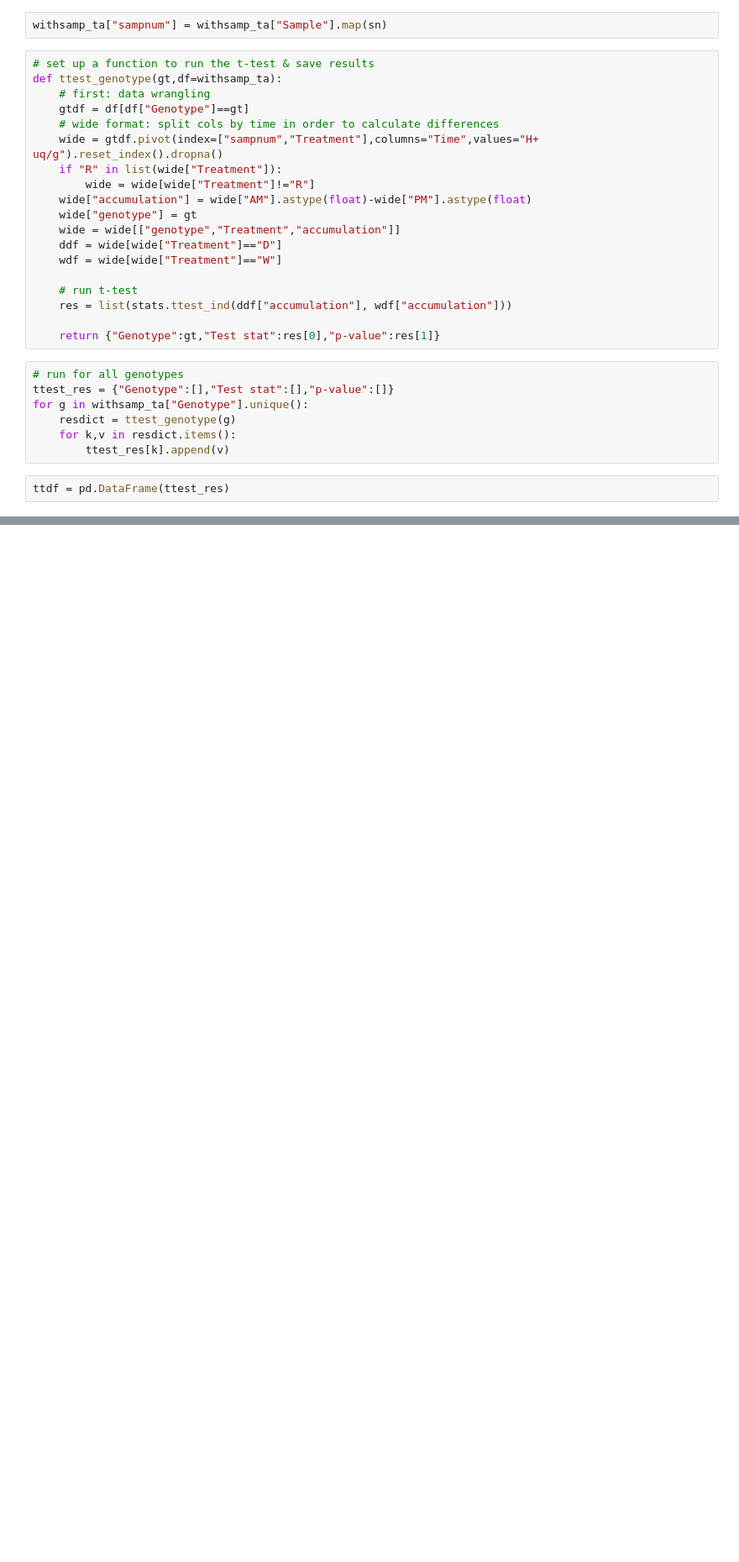
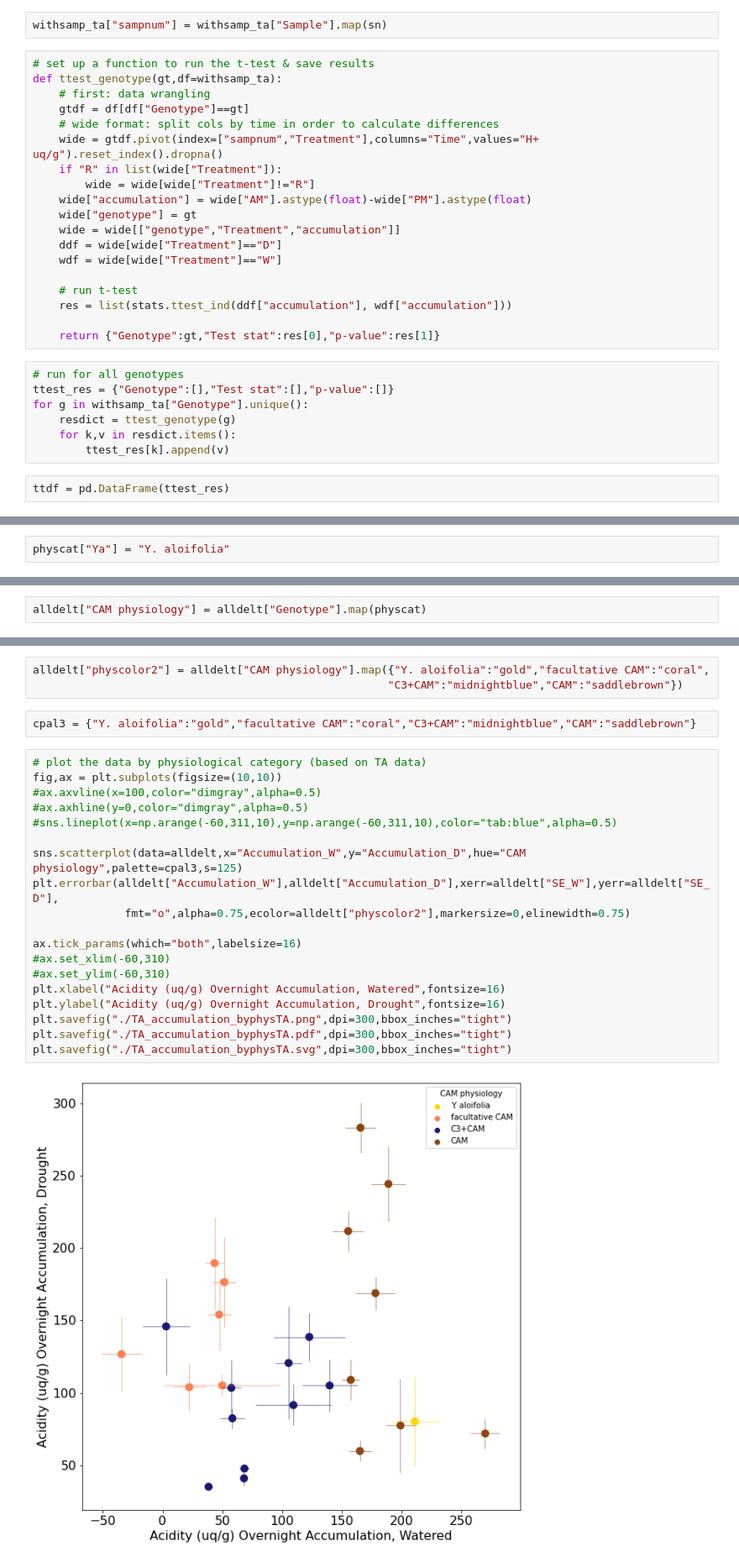
Before and after one commit to achpardo/yucca-genomics, a Jupyter notebook: physiology/titratable_acidity.ipynb, the cells around one changed output, grey strips where cells are left out. Shown at 84% size. Drawn from its saved outputs; the diff is of its cells as text; blank space fills up the shorter version.

```diff
--- a/physiology/titratable_acidity.ipynb
+++ b/physiology/titratable_acidity.ipynb
@@ -603,0 +515,2 @@ ttdf.sort_values(by="Genotype")
+# %%
+physcat["Ya"] = "Y. aloifolia"
@@ -603,0 +526,2 @@ ttdf.sort_values(by="Genotype")
+# %%
+alldelt["CAM physiology"] = alldelt["Genotype"].map(physcat)
@@ -603,0 +546,26 @@ ttdf.sort_values(by="Genotype")
+# %%
+alldelt["physcolor2"] = alldelt["CAM physiology"].map({"Y. aloifolia":"gold","facultative CAM":"coral",
+                                                      "C3+CAM":"midnightblue","CAM":"saddlebrown"})
+# %%
+cpal3 = {"Y. aloifolia":"gold","facultative CAM":"coral","C3+CAM":"midnightblue","CAM":"saddlebrown"}
+# %%
+# plot the data by physiological category (based on TA data)
+fig,ax = plt.subplots(figsize=(10,10))
+#ax.axvline(x=100,color="dimgray",alpha=0.5)
+#ax.axhline(y=0,color="dimgray",alpha=0.5)
+#sns.lineplot(x=np.arange(-60,311,10),y=np.arange(-60,311,10),color="tab:blue",alpha=0.5)
+
+sns.scatterplot(data=alldelt,x="Accumulation_W",y="Accumulation_D",hue="CAM physiology",palette=cpal3,s=125)
+plt.errorbar(alldelt["Accumulation_W"],alldelt["Accumulation_D"],xerr=alldelt["SE_W"],yerr=alldelt["SE_D"],
+              fmt="o",alpha=0.75,ecolor=alldelt["physcolor2"],markersize=0,elinewidth=0.75)
+
+ax.tick_params(which="both",labelsize=16)
+#ax.set_xlim(-60,310)
+#ax.set_ylim(-60,310)
+plt.xlabel("Acidity (uq/g) Overnight Accumulation, Watered",fontsize=16)
+plt.ylabel("Acidity (uq/g) Overnight Accumulation, Drought",fontsize=16)
+plt.savefig("./TA_accumulation_byphysTA.png",dpi=300,bbox_inches="tight")
+plt.savefig("./TA_accumulation_byphysTA.pdf",dpi=300,bbox_inches="tight")
+plt.savefig("./TA_accumulation_byphysTA.svg",dpi=300,bbox_inches="tight")
+# %% [output]
+[figure, added]
```
Also changed, not shown: parts of 22 cells of this notebook, 3 other files.
